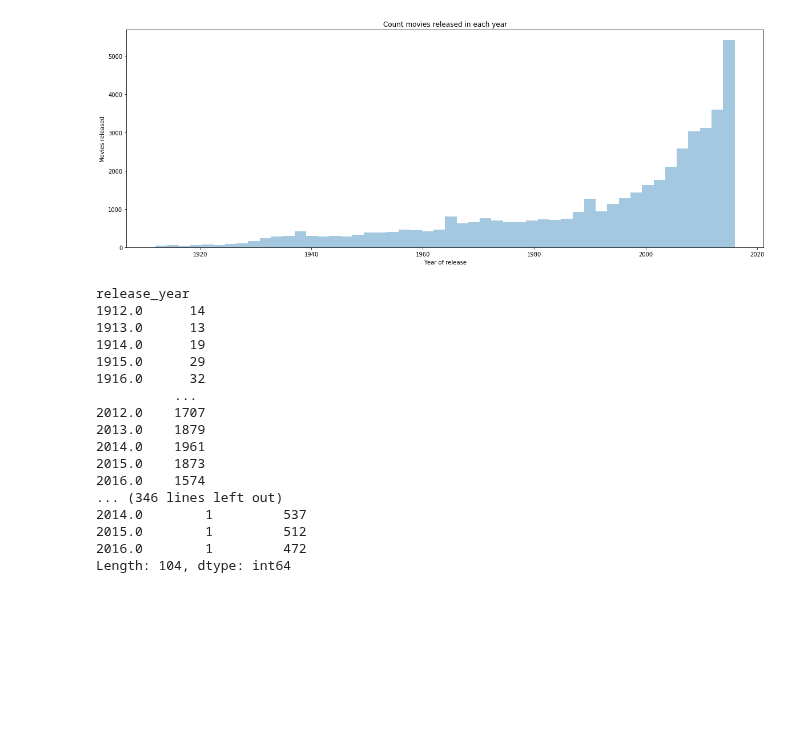
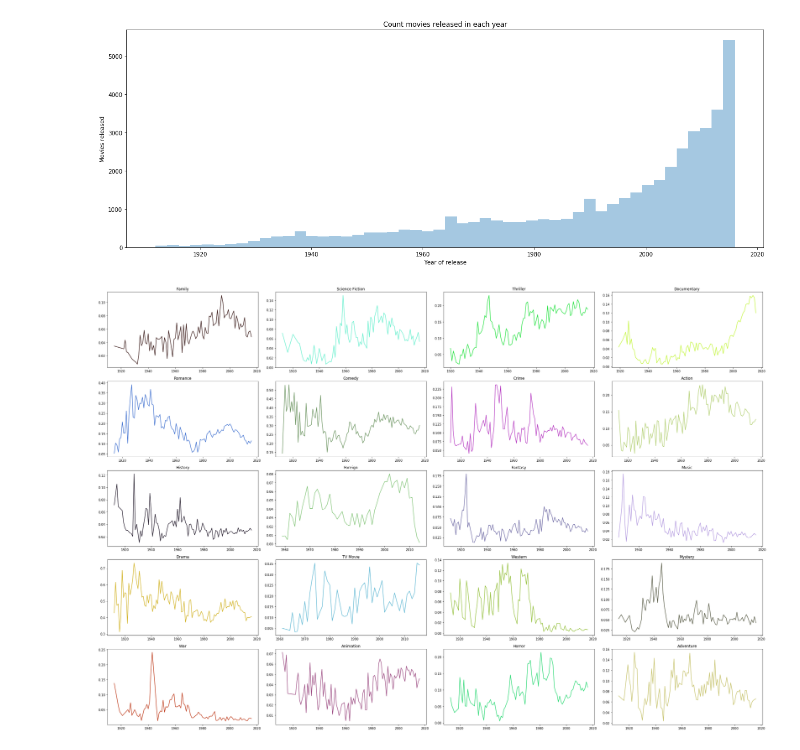
Before and after one commit to ronka/movie-recommendation-notebook, a Jupyter notebook: final_project.ipynb, the cells around one changed output. Cells and saved outputs as stored; diff of their text form; code cells hidden in the pictures; blank space fills up the shorter version.

Commit message:
add plots of genres

```diff
--- a/final_project.ipynb
+++ b/final_project.ipynb
@@ -147,25 +147,28 @@ plt.title('Count movies released in each year')
 plt.show()
 # %% [output]
 [figure]
-# %%
-print(movies_df.groupby('release_year').size())
-for genre in genres_list:
-    print( movies_df[movies_df[genre] == 1].groupby(['release_year',genre]).size() )
-# %% [output]
-release_year
-1912.0      14
-1913.0      13
-1914.0      19
-1915.0      29
-1916.0      32
-          ...
-2012.0    1707
-2013.0    1879
-2014.0    1961
-2015.0    1873
-2016.0    1574
-... (346 lines left out)
-2014.0        1         537
-2015.0        1         512
-2016.0        1         472
-Length: 104, dtype: int64
+# %%
+# print(movies_df[movies_df['Animation'] == 1].groupby(['release_year','Animation']).size().to_frame('count').reset_index())
+
+d = movies_df[movies_df['Animation'] == 1].groupby(['release_year','Animation']).size().to_frame('count').reset_index()
+d = d.drop('Animation',axis=1)
+
+i = 1
+fig = plt.figure(figsize=(30,20))
+
+for genre in genres_list:
+    plt.subplot(5,4,i)
+    d = movies_df[movies_df[genre] == 1].groupby(['release_year',genre]).size().to_frame('count').reset_index()
+    data = d.set_index('release_year').drop(genre,axis=1)['count'] / movies_df.groupby('release_year').size()
+    data.fillna(0)
+    sns.lineplot(data=data,color=np.random.rand(3,))
+    plt.xlabel('')
+    plt.ylabel('')
+    # plt.ylim(bottom=0,top=1)
+    plt.title(genre)
+    i+=1
+
+plt.tight_layout()
+plt.show()
+# %% [output]
+[figure, added]
```
